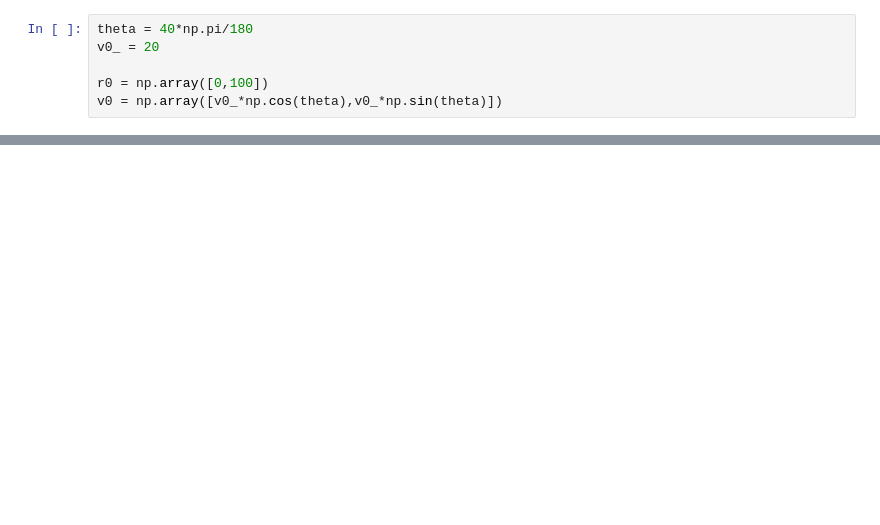
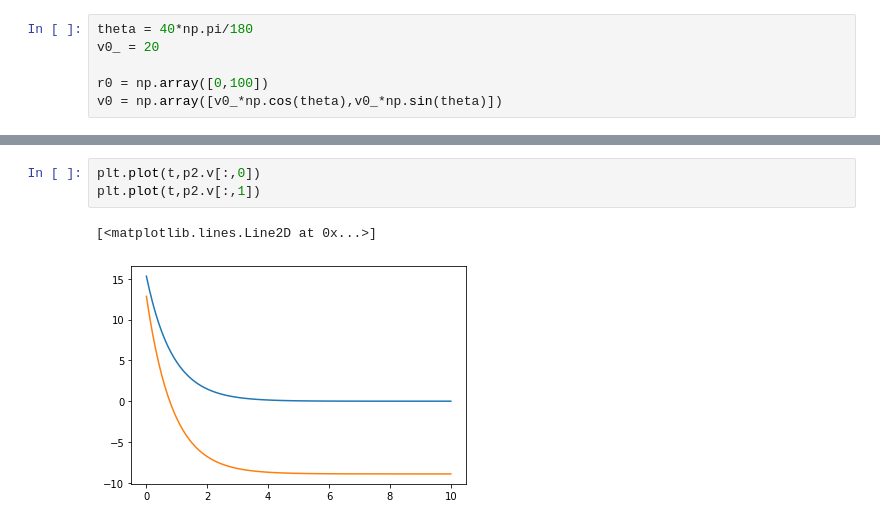
Before and after one commit to psalazarg02/MetodosComputacionales20222, a Jupyter notebook: Week16/Cinematica.ipynb, the cells around one changed output, grey strips where cells are left out. Saved outputs shown, nothing was run; the diff lists cells and outputs as text; blank space fills up the shorter version.

```diff
--- a/Week16/Cinematica.ipynb
+++ b/Week16/Cinematica.ipynb
@@ -58,0 +59,6 @@ plt.plot(p2.r[:,0],p2.r[:,1])
+# %%
+plt.plot(t,p2.v[:,0])
+plt.plot(t,p2.v[:,1])
+# %% [output]
+[<matplotlib.lines.Line2D at 0x...>]
+[figure, added]
```
Also changed, not shown: parts of 5 cells of this notebook.
